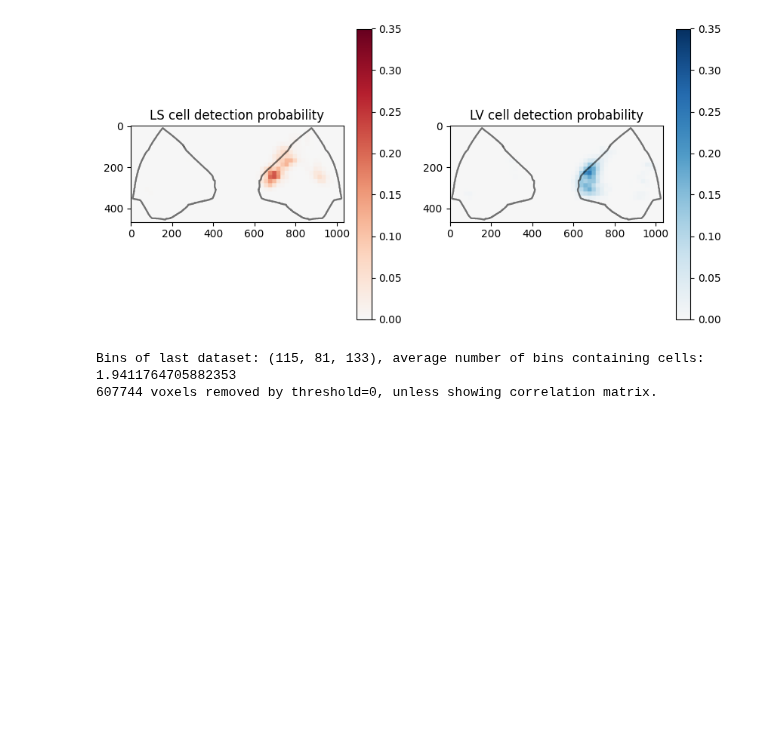
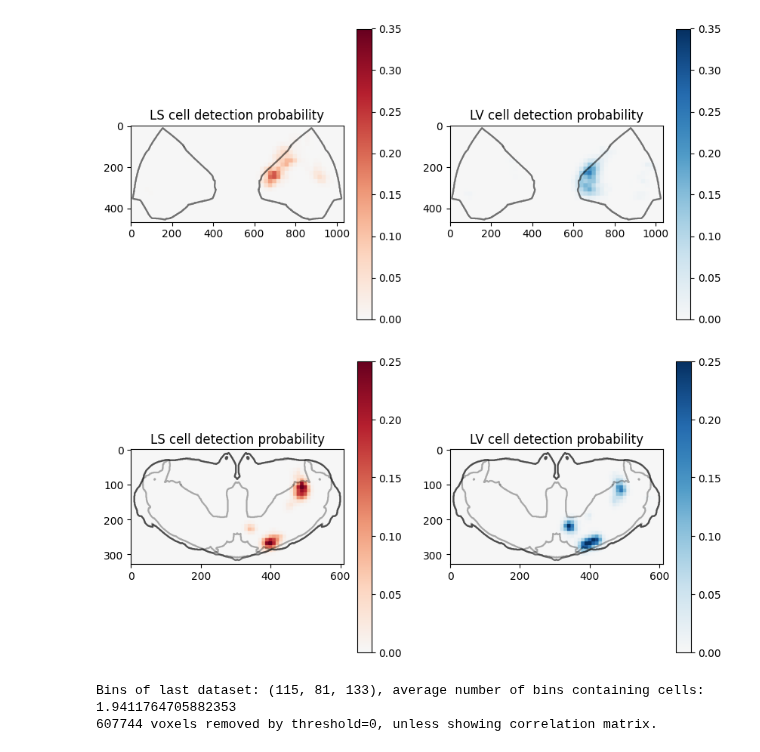
Before and after one commit to samclothier/braintracer, a Jupyter notebook: braintracer/bt_visualiser.ipynb, the cells around one changed output. Cells and saved outputs as stored; diff of their text form; code cells hidden in the pictures; blank space fills up the shorter version.

```diff
--- a/braintracer/bt_visualiser.ipynb
+++ b/braintracer/bt_visualiser.ipynb
@@ -79,6 +79,10 @@ btp.bin_3D_show(area_num=453, binsize=200, axis=1, sigma=1, projcol='k', vlim=0.
 # detection probability map projection
 # %% [output]
 [figure]
+# %%
+btp.bin_3D_show(area_num=549, binsize=100, axis=2, sigma=1, subregion_depth=3, projcol='k', vlim=0.25)
+# %% [output]
+[figure, added]
 # %%
 btp.bin_3D_matrix(549, binsize=100, aspect='auto', vbounds=(0,1), sigma=4, threshold=0, cmap='gray', order_method='average', blind_order=True, covmat=True, figsize=(20,7))
 # BIN INTO VOXELS
```
Also changed, not shown: parts of 2 cells of this notebook, 7 other files.
